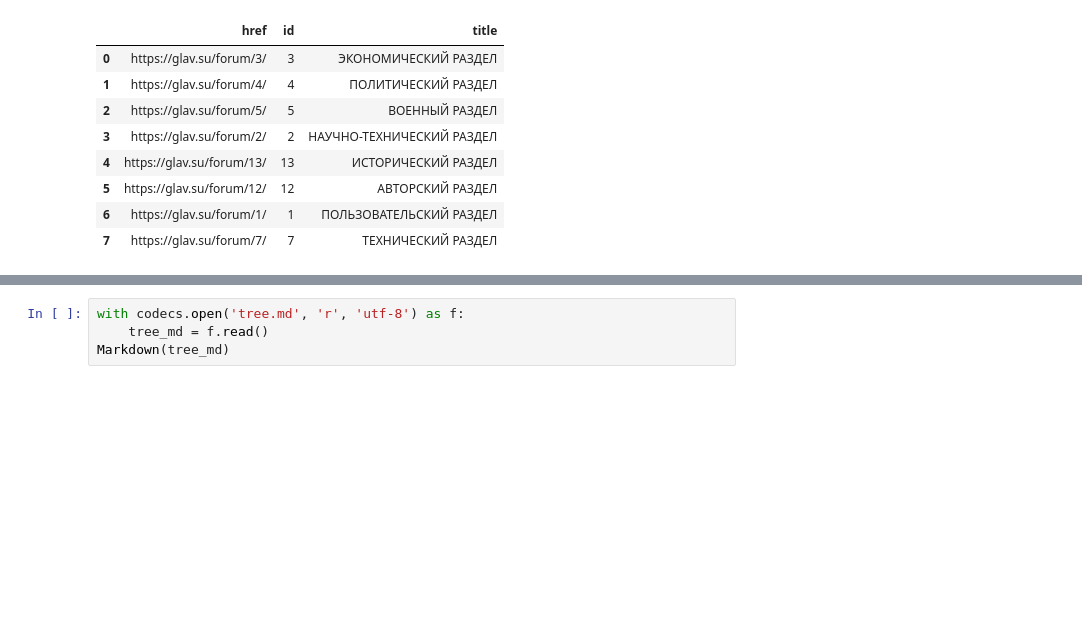
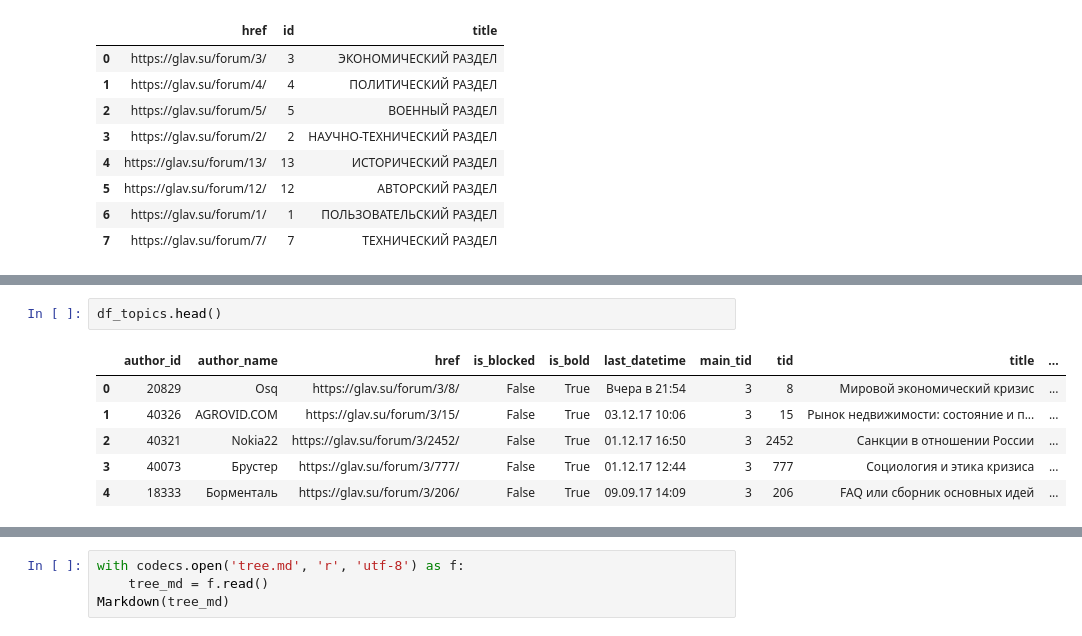
Before and after one commit to normalized2/topics_tree, a Jupyter notebook: check.ipynb, the cells around one changed output, grey strips where cells are left out. Cells and saved outputs as stored; diff of their text form; blank space fills up the shorter version.

```diff
--- a/check.ipynb
+++ b/check.ipynb
@@ -71 +54,10 @@ df_topics
+# %%
+df_topics.head()
+# %% [output]
+|  | author_id | author_name | href | is_blocked | is_bold | last_datetime | main_tid | tid | title | ... |
+| 0 | 20829 | Osq | https://glav.su/forum/3/8/ | False | True | Вчера в 21:54 | 3 | 8 | Мировой экономический кризис | ... |
+| 1 | 40326 | AGROVID.COM | https://glav.su/forum/3/15/ | False | True | 03.12.17 10:06 | 3 | 15 | Рынок недвижимости: состояние и п... | ... |
+| 2 | 40321 | Nokia22 | https://glav.su/forum/3/2452/ | False | True | 01.12.17 16:50 | 3 | 2452 | Санкции в отношении России | ... |
+| 3 | 40073 | Брустер | https://glav.su/forum/3/777/ | False | True | 01.12.17 12:44 | 3 | 777 | Социология и этика кризиса | ... |
+| 4 | 18333 | Борменталь | https://glav.su/forum/3/206/ | False | True | 09.09.17 14:09 | 3 | 206 | FAQ или сборник основных идей | ... |
 # %%
```
Also changed, not shown: parts of 9 cells of this notebook.
